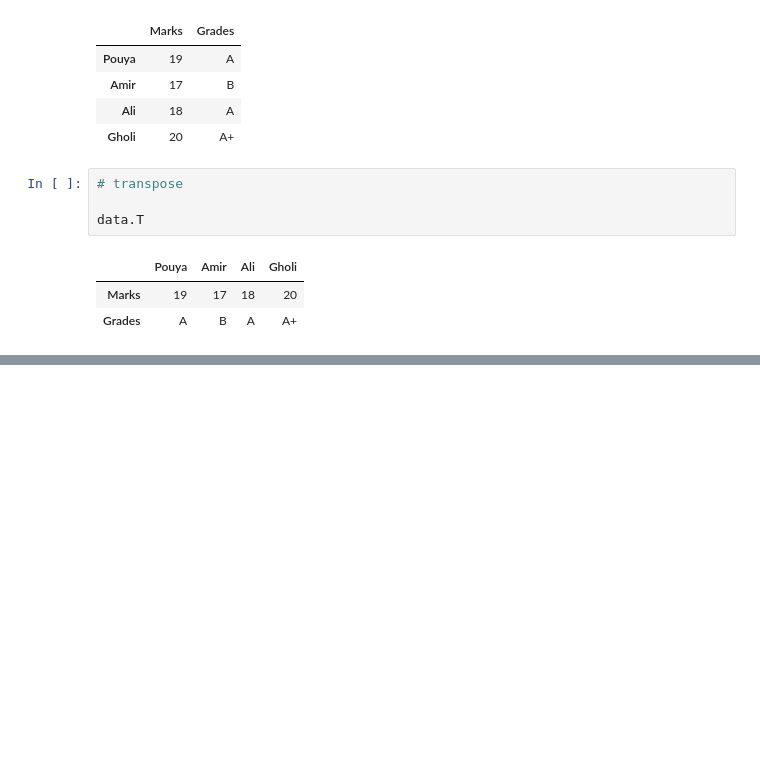
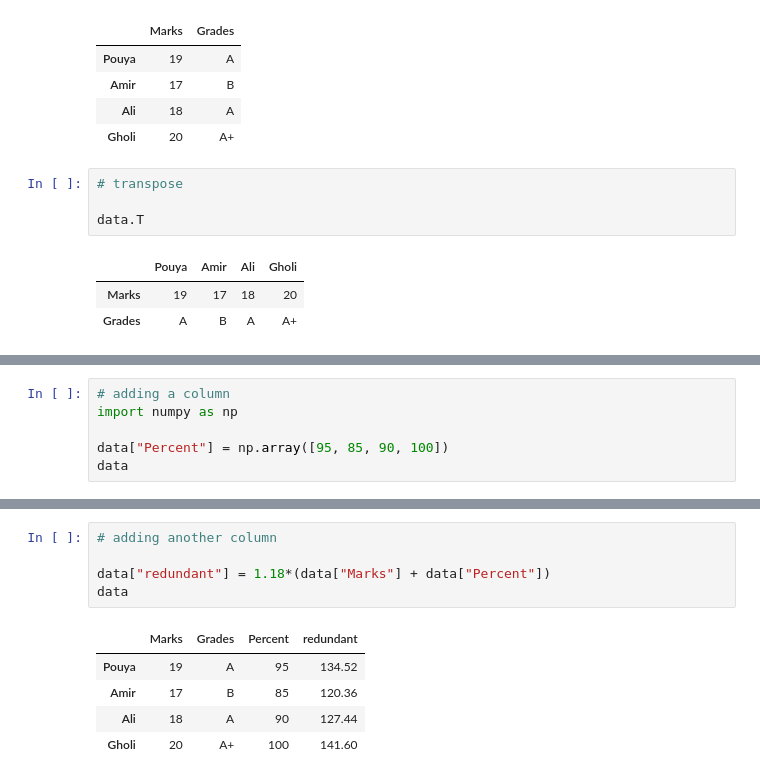
Before and after one commit to mirpouya/Basics-of-ML, a Jupyter notebook: Intermediate_Pandas.ipynb, the cells around one changed output, grey strips where cells are left out. Cells and saved outputs as stored; diff of their text form; blank space fills up the shorter version.

```diff
--- a/Intermediate_Pandas.ipynb
+++ b/Intermediate_Pandas.ipynb
@@ -80,0 +108,6 @@ data.T
+# %%
+# adding a column
+import numpy as np
+
+data["Percent"] = np.array([95, 85, 90, 100])
+data
@@ -80,0 +120,11 @@ data.T
+# %%
+# adding another column
+
+data["redundant"] = 1.18*(data["Marks"] + data["Percent"])
+data
+# %% [output]
+|  | Marks | Grades | Percent | redundant |
+| Pouya | 19 | A | 95 | 134.52 |
+| Amir | 17 | B | 85 | 120.36 |
+| Ali | 18 | A | 90 | 127.44 |
+| Gholi | 20 | A+ | 100 | 141.60 |
```
Also changed, not shown: parts of 21 cells of this notebook.
